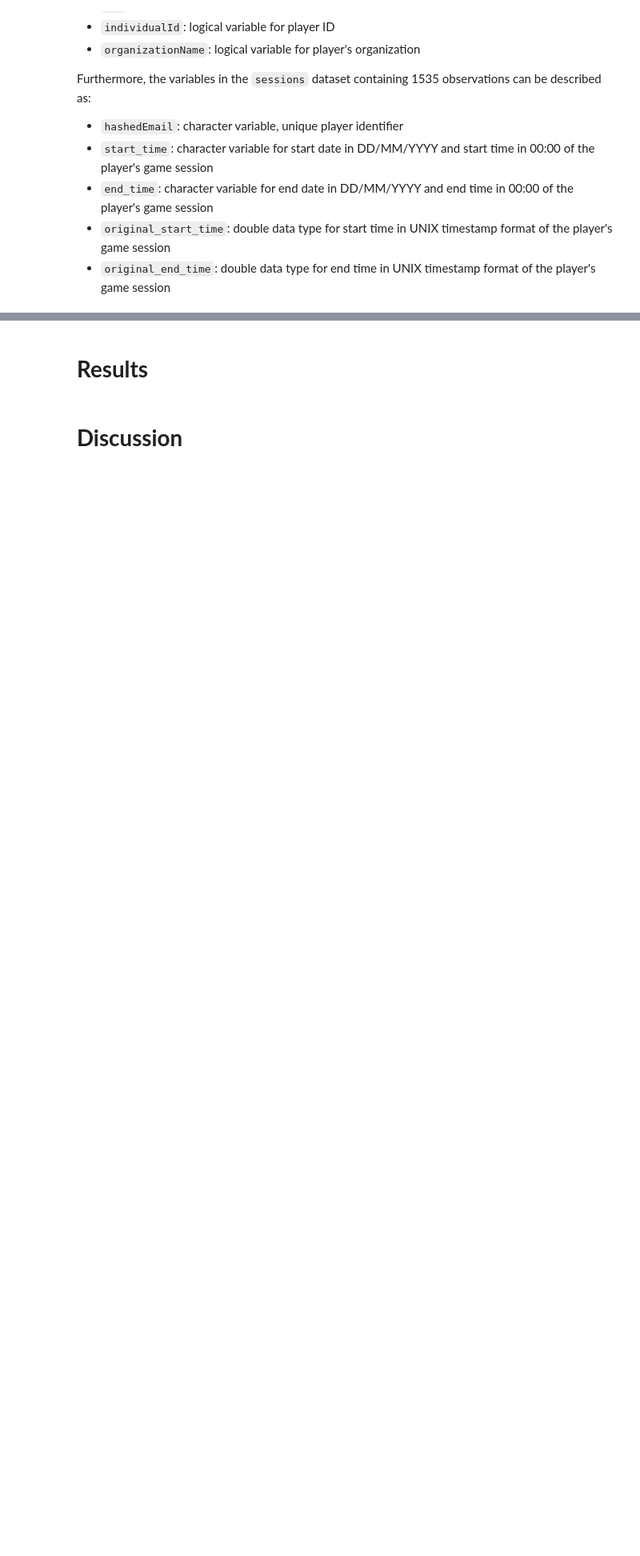
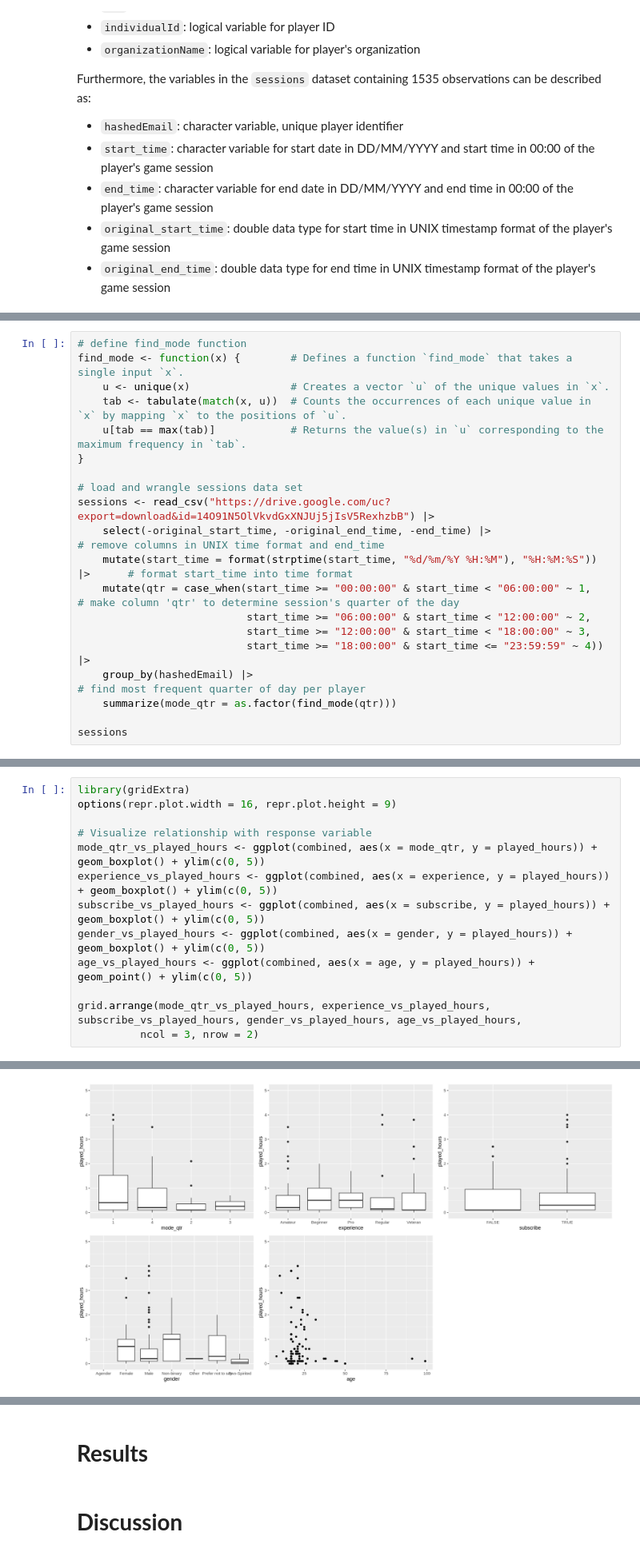
Before and after one commit to akdivinagracia/project-009-2, a Jupyter notebook: notebook.ipynb, the cells around one changed output, grey strips where cells are left out. Shown: that part at 80% size. Saved outputs shown, nothing was run; the diff lists cells and outputs as text; blank space fills up the shorter version.

```diff
--- a/notebook.ipynb
+++ b/notebook.ipynb
@@ -180,0 +104,20 @@ combined_pairs
+# %%
+# define find_mode function
+find_mode <- function(x) {        # Defines a function `find_mode` that takes a single input `x`.
+    u <- unique(x)                # Creates a vector `u` of the unique values in `x`.
+    tab <- tabulate(match(x, u))  # Counts the occurrences of each unique value in `x` by mapping `x` to the positions of `u`.
+    u[tab == max(tab)]            # Returns the value(s) in `u` corresponding to the maximum frequency in `tab`.
+}
+
+# load and wrangle sessions data set
+sessions <- read_csv("https://drive.google.com/uc?export=download&id=14O91N5OlVkvdGxXNJUj5jIsV5RexhzbB") |>
+    select(-original_start_time, -original_end_time, -end_time) |>                          # remove columns in UNIX time format and end_time
+    mutate(start_time = format(strptime(start_time, "%d/%m/%Y %H:%M"), "%H:%M:%S")) |>      # format start_time into time format
+    mutate(qtr = case_when(start_time >= "00:00:00" & start_time < "06:00:00" ~ 1,          # make column 'qtr' to determine session's quarter of the day
+                           start_time >= "06:00:00" & start_time < "12:00:00" ~ 2,
+                           start_time >= "12:00:00" & start_time < "18:00:00" ~ 3,
+                           start_time >= "18:00:00" & start_time <= "23:59:59" ~ 4)) |>
+    group_by(hashedEmail) |>                                                                # find most frequent quarter of day per player
+    summarize(mode_qtr = as.factor(find_mode(qtr)))
+
+sessions
@@ -180,0 +167,14 @@ combined_pairs
+# %%
+library(gridExtra)
+options(repr.plot.width = 16, repr.plot.height = 9)
+
+# Visualize relationship with response variable
+mode_qtr_vs_played_hours <- ggplot(combined, aes(x = mode_qtr, y = played_hours)) + geom_boxplot() + ylim(c(0, 5))
+experience_vs_played_hours <- ggplot(combined, aes(x = experience, y = played_hours)) + geom_boxplot() + ylim(c(0, 5))
+subscribe_vs_played_hours <- ggplot(combined, aes(x = subscribe, y = played_hours)) + geom_boxplot() + ylim(c(0, 5))
+gender_vs_played_hours <- ggplot(combined, aes(x = gender, y = played_hours)) + geom_boxplot() + ylim(c(0, 5))
+age_vs_played_hours <- ggplot(combined, aes(x = age, y = played_hours)) + geom_point() + ylim(c(0, 5))
+
+grid.arrange(mode_qtr_vs_played_hours, experience_vs_played_hours, subscribe_vs_played_hours, gender_vs_played_hours, age_vs_played_hours,
+          ncol = 3, nrow = 2)
+# %% [output]
@@ -180,0 +198 @@ combined_pairs
+[figure, added]
```
Also changed, not shown: parts of 20 cells of this notebook.
